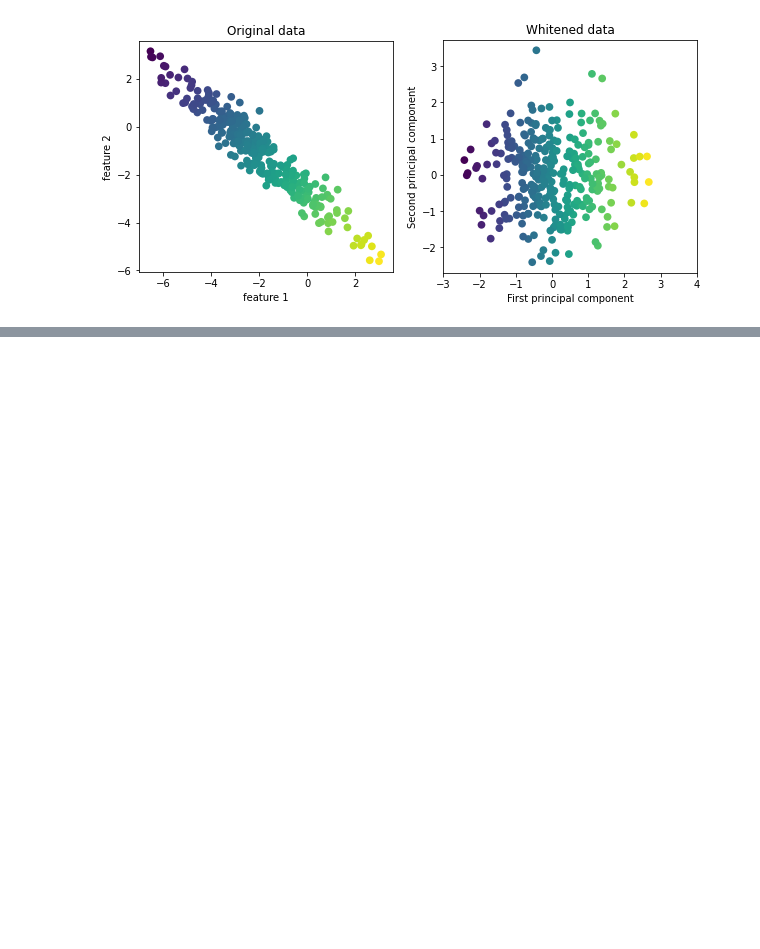
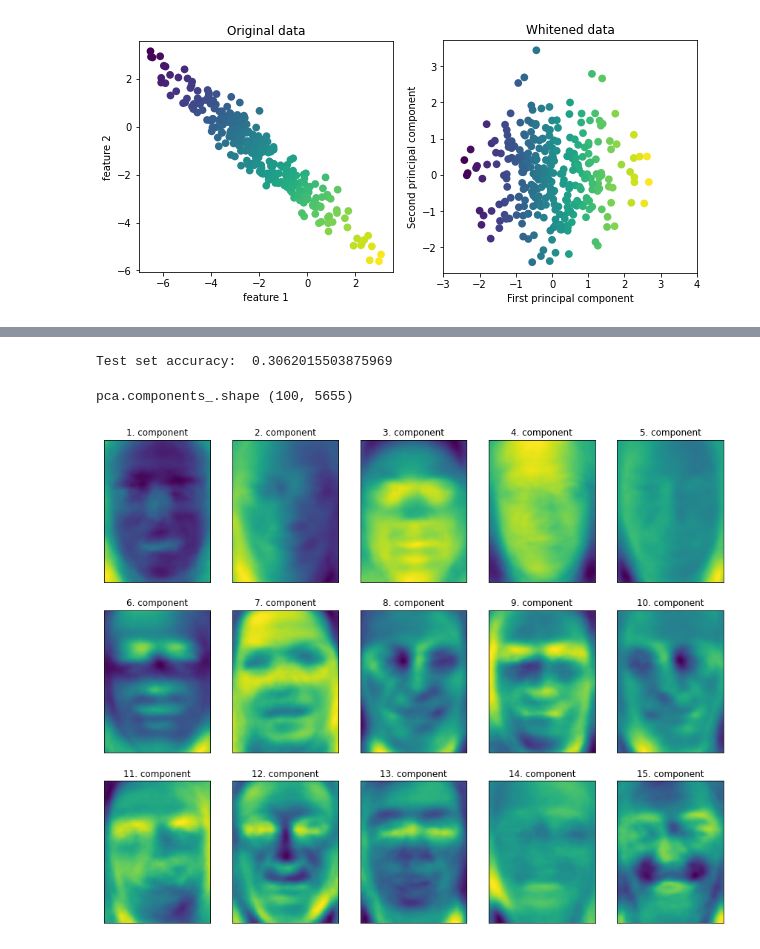
Before and after one commit to sai2499/ML_Training, a Jupyter notebook: Eigenfaces for feature extraction.ipynb, the cells around one changed output, grey strips where cells are left out. Drawn from its saved outputs; the diff is of its cells as text; code cells hidden in the pictures; blank space fills up the shorter version.

```diff
--- a/Eigenfaces for feature extraction.ipynb
+++ b/Eigenfaces for feature extraction.ipynb
@@ -77,0 +79,19 @@ NameError: name 'PCA' is not defined
+# %%
+'''The new data has 100 features, the first 100 principal components. Now, we can use the new representation to classify our
+images using a one nearest neighbour classifier'''
+knn1 = KNeighborsClassifier(n_neighbors=1)
+knn1.fit(X_train_pca, y_train)
+print("Test set accuracy: ", format(knn1.score(X_test_pca, y_test)))
+# %% [output]
+Test set accuracy:  0.3062015503875969
+# %%
+print('pca.components_.shape', format(pca.components_.shape))
+# %% [output]
+pca.components_.shape (100, 5655)
+# %%
+fix, axes = plt.subplots(3,5, figsize=(15,12),subplot_kw={'xticks': (), 'yticks': ()})
+for i,(component, ax) in enumerate(zip(pca.components_, axes.ravel())):
+    ax.imshow(component.reshape(image_shape), cmap='viridis')
+    ax.set_title("{}. component".format((i + 1)))
+# %% [output]
+[figure, added]
```
Also changed, not shown: parts of 4 cells of this notebook, 12 other files.
